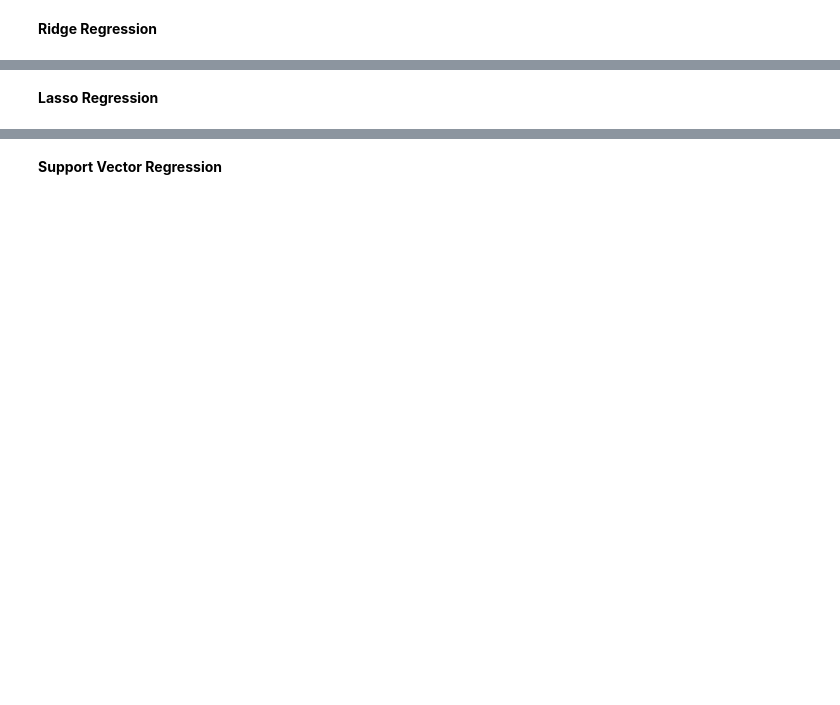
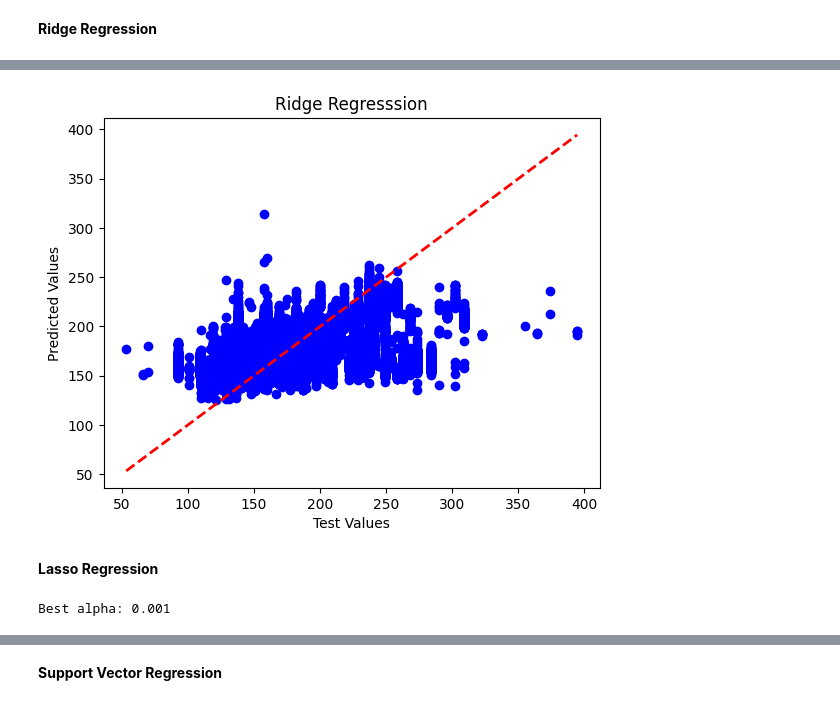
Before and after one commit to BenguBarisBalkan/AIN-311_Project, a Jupyter notebook: project_models.ipynb, the cells around one changed output, grey strips where cells are left out. Cells and saved outputs as stored; diff of their text form; code cells hidden in the pictures; blank space fills up the shorter version.

```diff
--- a/project_models.ipynb
+++ b/project_models.ipynb
@@ -490,2 +539,10 @@ Spearman Coefficient: 0.4677555217161316
 # %% [markdown]
 **Ridge Regression**
+# %%
+# Cross validation for best alpha
+alphas = np.logspace(-3, 1, 10)
+ridge_cv = RidgeCV(alphas=alphas, store_cv_values=True)
+ridge_cv.fit(X_train, y_train)
+
+best_alpha_ridge = ridge_cv.alpha_
+print(f"Best alpha: {best_alpha_ridge}")
@@ -492,6 +551,5 @@ Spearman Coefficient: 0.4677555217161316
 # %%
-alpha = 1.0
-ridge_model = Ridge(alpha=alpha)
+ridge_model = Ridge(alpha=best_alpha_ridge)
 ridge_model.fit(X_train, y_train)
 y_pred = ridge_model.predict(X_test)
 # %%
@@ -508,3 +566,22 @@ Spearman Coefficient: 0.4314749003170477
+# %%
+plt.scatter(y_test, y_pred, color='blue')
+plt.plot([min(y_test), max(y_test)], [min(y_test), max(y_test)], linestyle='--', color='red', linewidth=2)
+plt.xlabel('Test Values')
+plt.ylabel('Predicted Values')
+plt.title('Ridge Regresssion')
+plt.show()
+# %% [output]
+[figure, added]
 # %% [markdown]
 **Lasso Regression**
+# %%
+# Cross validation for best alpha
+alphas = np.logspace(-3, 1, 10)
+lasso_cv = LassoCV(alphas=alphas, cv=5)
+lasso_cv.fit(X_train, y_train)
+
+best_alpha_lasso = lasso_cv.alpha_
+print(f"Best alpha: {best_alpha_lasso}")
+# %% [output]
+Best alpha: 0.001
 # %%
```
Also changed, not shown: parts of 18 cells of this notebook.
